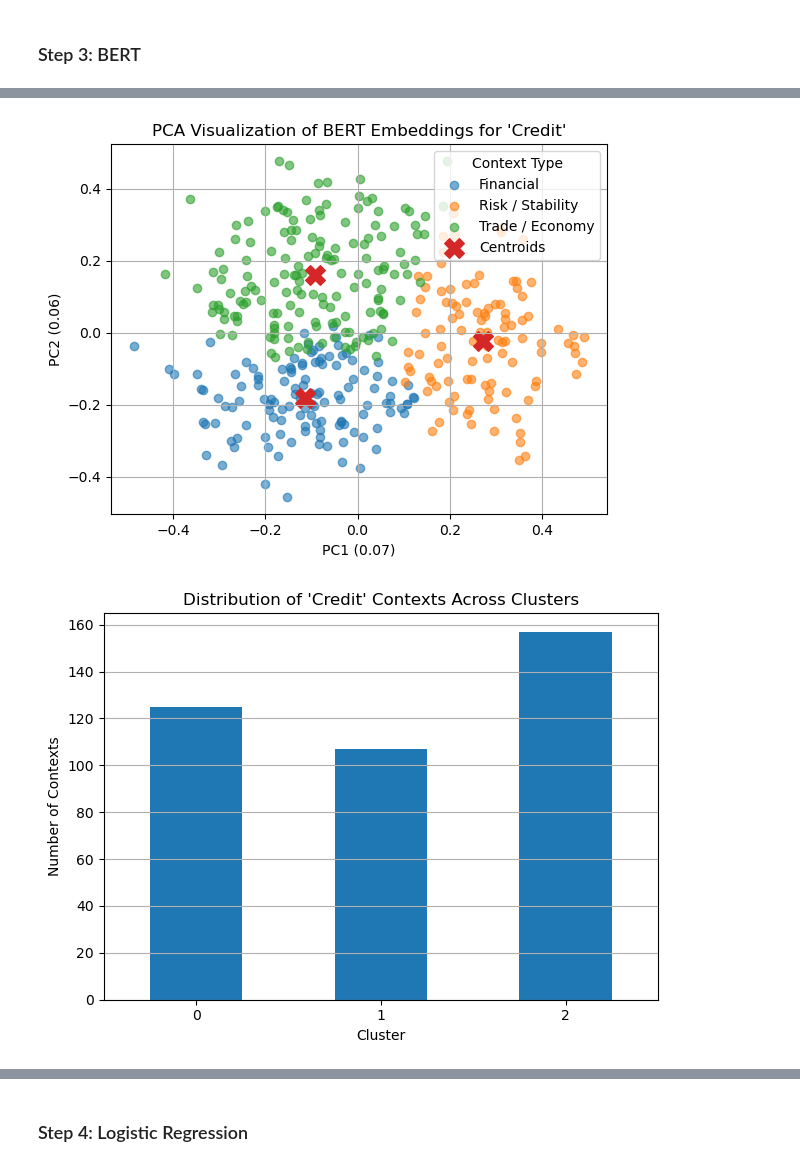
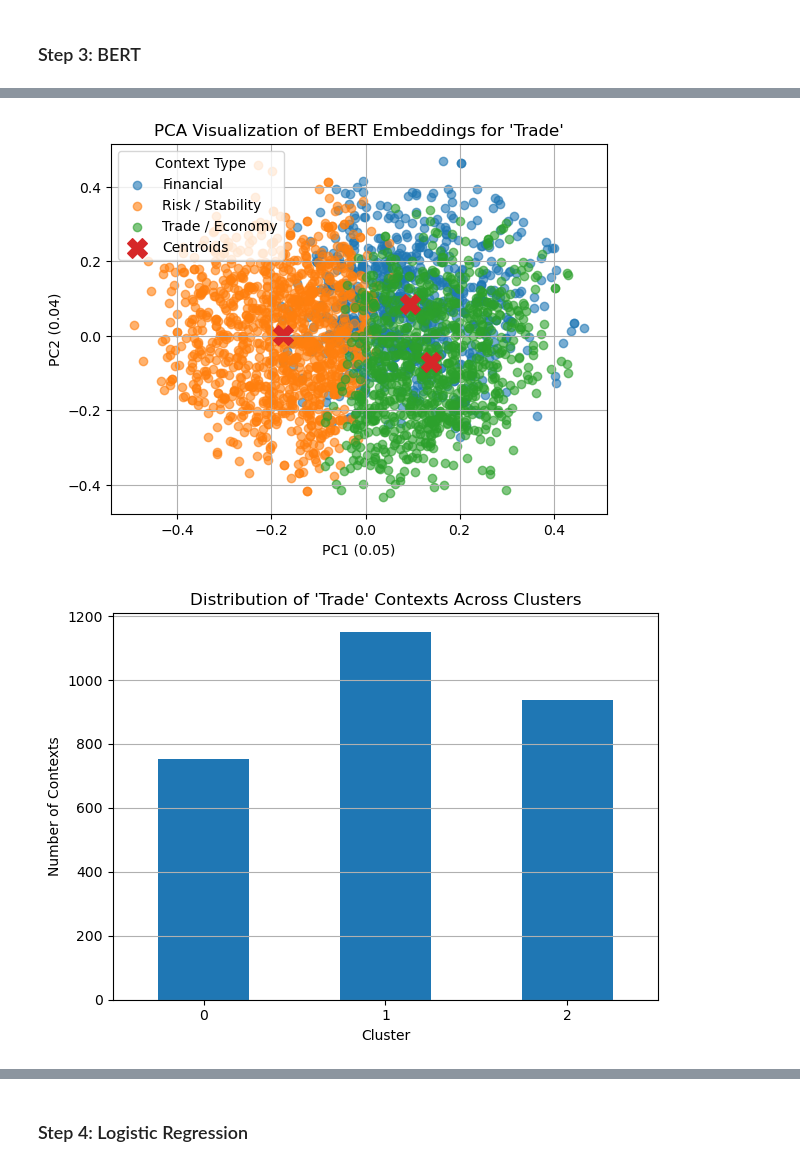
Before and after one commit to sejal-jagtap/text_as_data, a Jupyter notebook: tad_final_project.ipynb, the cells around one changed output, grey strips where cells are left out. Drawn from its saved outputs; the diff is of its cells as text; code cells hidden in the pictures.

```diff
--- a/tad_final_project.ipynb
+++ b/tad_final_project.ipynb
@@ -29,22 +29,22 @@ def split_sentences(text):
     return re.split(r"(?<=[.!?])\s+", text)
 
 
-credit_windows = []
+trade_windows = []
 metadata = []
 
 for doc_name, text in texts.items():
     sentences = split_sentences(text)
 
     for i, sent in enumerate(sentences):
-        if re.search(r"\bcredit\w*\b", sent.lower()):
+        if re.search(r"\btrade\w*\b", sent.lower()):
 
             start = max(0, i - 2)
             end = min(len(sentences), i + 3)
 
             window = " ".join(sentences[start:end])
 
-            credit_windows.append(window)
+            trade_windows.append(window)
             metadata.append(doc_name)
 
-print(f"Extracted {len(credit_windows)} windows")
+print(f"Extracted {len(trade_windows)} windows")
 # %% [output]
@@ -308,5 +316,5 @@ Notes:
 # %%
-embeddings = model.encode(credit_windows)
+embeddings = model.encode(trade_windows)
 # %%
 k = 3
 kmeans = KMeans(n_clusters=k, random_state=42)
@@ -360,35 +368,35 @@ cluster_names = {0: "Financial", 1: "Risk / Stability", 2: "Trade / Economy"}
 
 clusters = np.unique(labels)
 
 #  Plot
 plt.figure()
 
 for cluster in clusters:
     idx = labels == cluster
     plt.scatter(
         reduced[idx, 0],
         reduced[idx, 1],
         alpha=0.6,
         label=cluster_names.get(cluster, f"Cluster {cluster}"),
     )
 
 #  Plot cluster centroids
 centers = pca.transform(kmeans.cluster_centers_)
 plt.scatter(centers[:, 0], centers[:, 1], marker="X", s=200, label="Centroids")
 
 # Labels with explained variance
 plt.xlabel(f"PC1 ({pca.explained_variance_ratio_[0]:.2f})")
 plt.ylabel(f"PC2 ({pca.explained_variance_ratio_[1]:.2f})")
 
 # Title + legend
-plt.title("PCA Visualization of BERT Embeddings for 'Credit'")
+plt.title("PCA Visualization of BERT Embeddings for 'Trade'")
 plt.legend(title="Context Type")
 
 plt.grid()
 
 plt.show()
 # %% [output]
-[figure, old version]
+[figure, new version]
 # %%
 # cluster distribution
 
@@ -397,7 +405,7 @@ cluster_counts = pd.Series(labels).value_counts().sort_index()
 plt.figure()
 cluster_counts.plot(kind="bar")
 
-plt.title("Distribution of 'Credit' Contexts Across Clusters")
+plt.title("Distribution of 'Trade' Contexts Across Clusters")
 plt.xlabel("Cluster")
 plt.ylabel("Number of Contexts")
 
@@ -407,4 +415,4 @@ plt.grid(axis="y")
 plt.tight_layout()
 plt.show()
 # %% [output]
-[figure, old version]
+[figure, new version]
```
Also changed, not shown: parts of 31 cells of this notebook, 1 other file.
